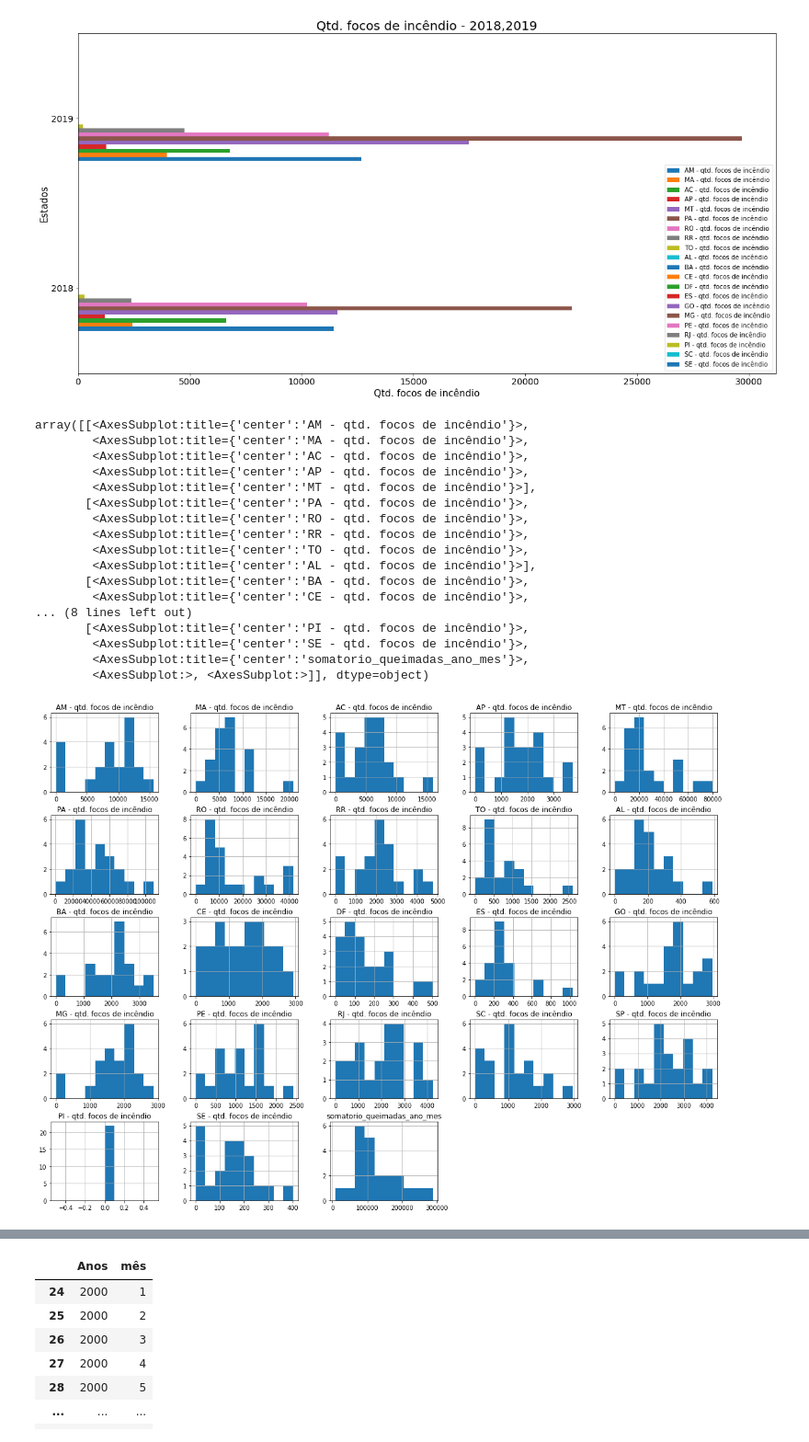
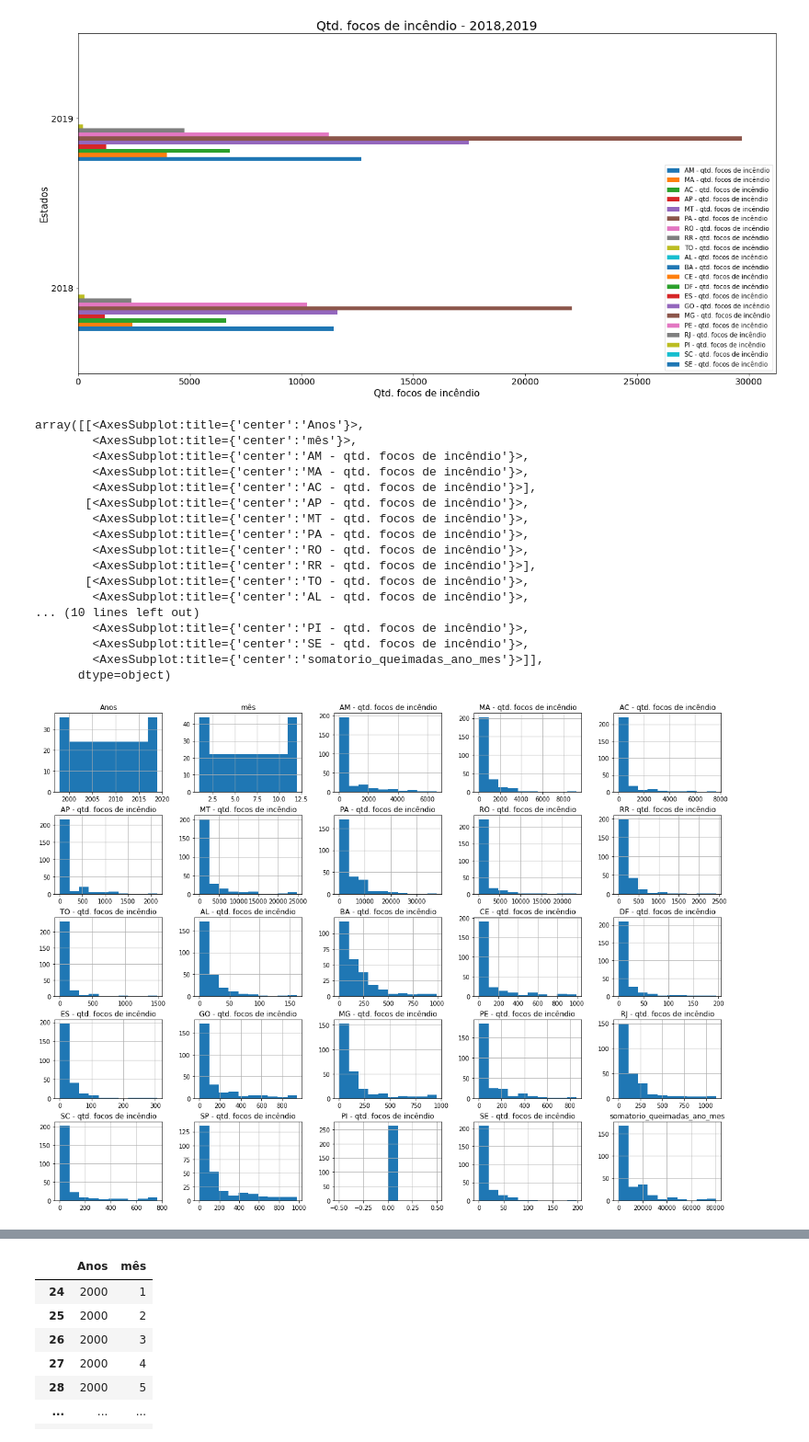
Before and after one commit to alynenogu/Pos-Graduacao---Ciencia-de-Dados, a Jupyter notebook: Monografia Versão Final.ipynb, the cells around one changed output, grey strips where cells are left out. Shown at 92% size. Saved outputs shown, nothing was run; the diff lists cells and outputs as text; code cells hidden in the pictures.

```diff
--- a/Monografia Versão Final.ipynb
+++ b/Monografia Versão Final.ipynb
@@ -729,28 +729,28 @@ Text(0.5, 0, 'Qtd. focos de incêndio')
 # %%
 #Análise da discrepância dos valores de variáveis
 fig = plt.figure(figsize = (20,15))
 ax = fig.gca()
 
-df_queimadas_group_by_sem_mes.hist(bins=10,ax=ax)
+df_queimadas_group_by.hist(bins=10,ax=ax)
 # %% [output]
-array([[<AxesSubplot:title={'center':'AM - qtd. focos de incêndio'}>,
+array([[<AxesSubplot:title={'center':'Anos'}>,
+        <AxesSubplot:title={'center':'mês'}>,
+        <AxesSubplot:title={'center':'AM - qtd. focos de incêndio'}>,
         <AxesSubplot:title={'center':'MA - qtd. focos de incêndio'}>,
-        <AxesSubplot:title={'center':'AC - qtd. focos de incêndio'}>,
-        <AxesSubplot:title={'center':'AP - qtd. focos de incêndio'}>,
-        <AxesSubplot:title={'center':'MT - qtd. focos de incêndio'}>],
-       [<AxesSubplot:title={'center':'PA - qtd. focos de incêndio'}>,
+        <AxesSubplot:title={'center':'AC - qtd. focos de incêndio'}>],
+       [<AxesSubplot:title={'center':'AP - qtd. focos de incêndio'}>,
+        <AxesSubplot:title={'center':'MT - qtd. focos de incêndio'}>,
+        <AxesSubplot:title={'center':'PA - qtd. focos de incêndio'}>,
         <AxesSubplot:title={'center':'RO - qtd. focos de incêndio'}>,
-        <AxesSubplot:title={'center':'RR - qtd. focos de incêndio'}>,
-        <AxesSubplot:title={'center':'TO - qtd. focos de incêndio'}>,
-        <AxesSubplot:title={'center':'AL - qtd. focos de incêndio'}>],
-       [<AxesSubplot:title={'center':'BA - qtd. focos de incêndio'}>,
-        <AxesSubplot:title={'center':'CE - qtd. focos de incêndio'}>,
-... (8 lines left out)
-       [<AxesSubplot:title={'center':'PI - qtd. focos de incêndio'}>,
+        <AxesSubplot:title={'center':'RR - qtd. focos de incêndio'}>],
+       [<AxesSubplot:title={'center':'TO - qtd. focos de incêndio'}>,
+        <AxesSubplot:title={'center':'AL - qtd. focos de incêndio'}>,
+... (10 lines left out)
+        <AxesSubplot:title={'center':'PI - qtd. focos de incêndio'}>,
         <AxesSubplot:title={'center':'SE - qtd. focos de incêndio'}>,
-        <AxesSubplot:title={'center':'somatorio_queimadas_ano_mes'}>,
-        <AxesSubplot:>, <AxesSubplot:>]], dtype=object)
+        <AxesSubplot:title={'center':'somatorio_queimadas_ano_mes'}>]],
+      dtype=object)
-[figure, old version]
+[figure, new version]
 # %%
 #buscando correlacionamento
 fig = plt.figure(figsize = (40,15))
```
Also changed, not shown: parts of 19 cells of this notebook.
